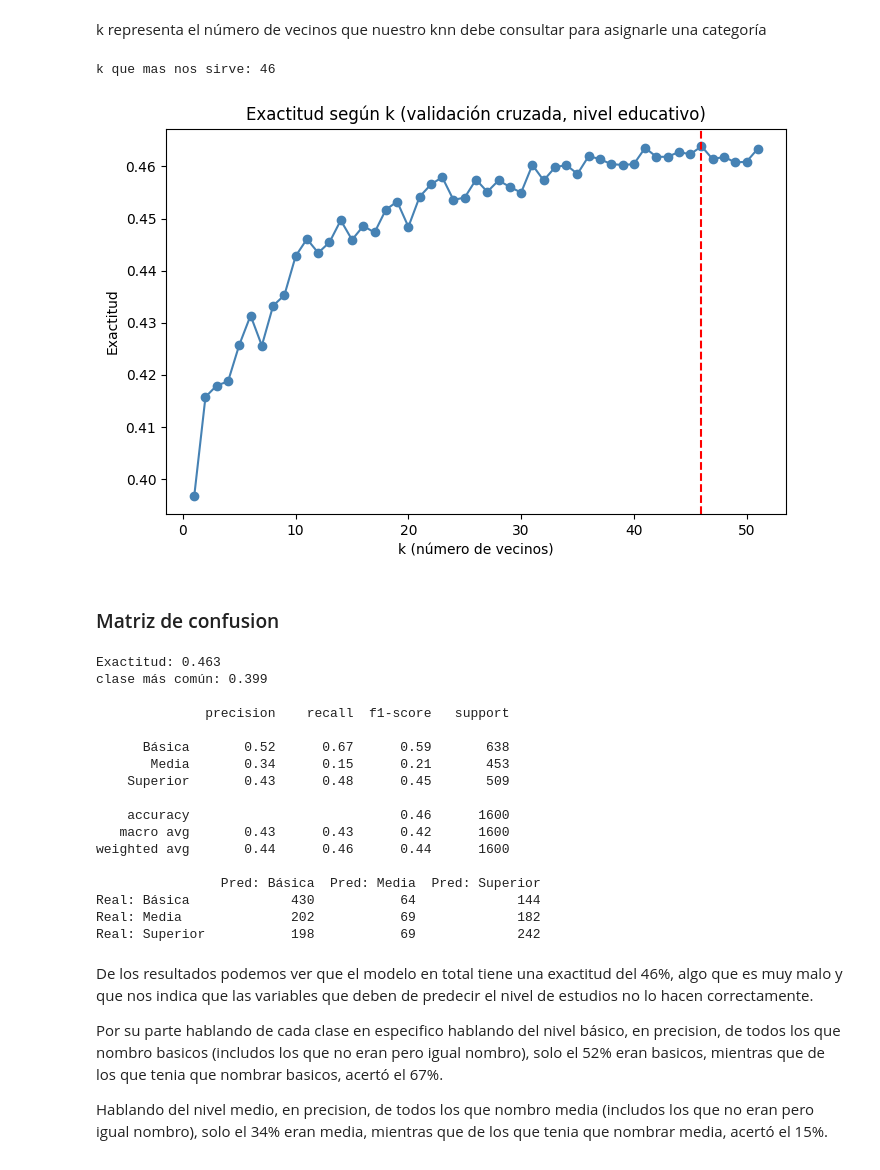
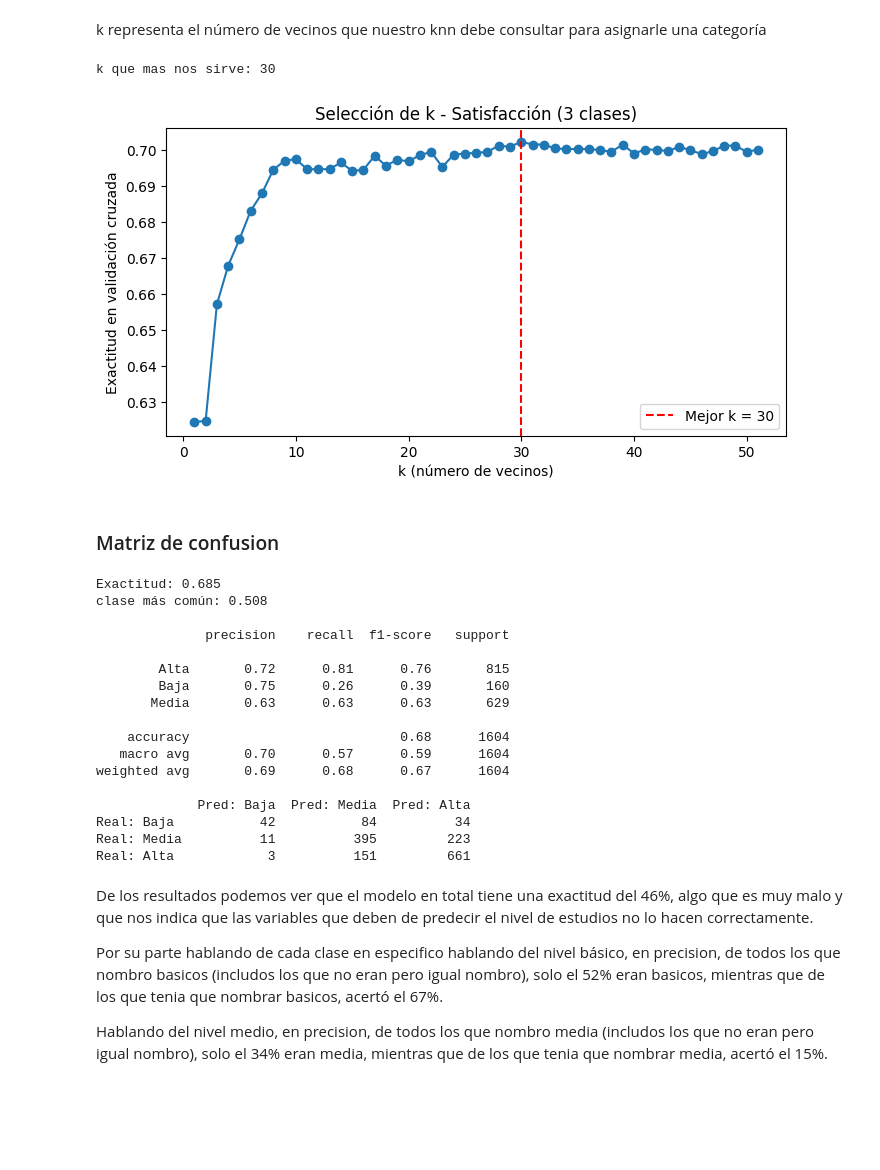
Before and after one commit to jcvzza/bienestar_y_felicidad_en_mexico_2021_2024, a Jupyter notebook: Claificacion de Datos (Practica 6)/clasificacion_datos.ipynb, the cells around one changed output. Cells and saved outputs as stored; diff of their text form; code cells hidden in the pictures; blank space fills up the shorter version.

Commit message:
# prueba para saber que k usar para nuestro modelo

```diff
--- a/Claificacion de Datos (Practica 6)/clasificacion_datos.ipynb
+++ b/Claificacion de Datos (Practica 6)/clasificacion_datos.ipynb
@@ -88,9 +88,9 @@ exactitudes_cv = []
 
 #for para ver el resultado de cada numero
 for k in valores_k:
-    #se  hace yb modelo knn que visitara los k valores que tenemos en la lista, el entrenamiento se divide en 5 partes
+    #se hace el modelo knn que visitara los k valores que tenemos en la lista, el entrenamiento se divide en 5 partes
     #una parte se usa para prueba y las otras 4 para entrenamiento y al final se le da un score.
-    puntajes = cross_val_score(KNeighborsClassifier(n_neighbors=k), X_train_edu_esc, y_train_edu, cv=5)
+    puntajes = cross_val_score(KNeighborsClassifier(n_neighbors=k), X_train_esc, y_train, cv=5)
     #se promedian los valores de las 5 partes y se obtiene un valor final
     exactitudes_cv.append(puntajes.mean())
 
@@ -98,58 +98,59 @@ for k in valores_k:
 mejor_k = list(valores_k)[int(np.argmax(exactitudes_cv))]
 print(f"k que mas nos sirve: {mejor_k}")
 # %% [output]
-k que mas nos sirve: 46
+k que mas nos sirve: 30
 # %%
-plt.figure(figsize=(8, 5))
-plt.plot(valores_k, exactitudes_cv, marker='o', color='steelblue')
-plt.axvline(mejor_k, color='red', linestyle='--')
-plt.title('Exactitud según k (validación cruzada, nivel educativo)')
+plt.figure(figsize=(8, 4))
+plt.plot(list(valores_k), exactitudes_cv, marker='o')
+plt.axvline(mejor_k, color='red', linestyle='--', label=f'Mejor k = {mejor_k}')
 plt.xlabel('k (número de vecinos)')
-plt.ylabel('Exactitud')
+plt.ylabel('Exactitud en validación cruzada')
+plt.title('Selección de k - Satisfacción (3 clases)')
+plt.legend()
 plt.show()
 # %% [output]
-[figure, old version]
+[figure, new version]
 # %% [markdown]
 ### Matriz de confusion
 # %%
 #creamos el modelo con la mejor k y lo entrenamos con los datos de entrenamiento
-knn_edu = KNeighborsClassifier(n_neighbors=mejor_k)
-knn_edu.fit(X_train_edu_esc, y_train_edu)
+knn_vida = KNeighborsClassifier(n_neighbors=mejor_k)
+knn_vida.fit(X_train_esc, y_train)
 
 #predecimos usando el conjunto de prueba
-y_pred_edu = knn_edu.predict(X_test_edu_esc)
+y_pred_edu = knn_vida.predict(X_test_esc)
 
 #se ve la exactitud que es la comparacion entre lo real y lo predicho
-print(f"Exactitud: {accuracy_score(y_test_edu, y_pred_edu):.3f}")
+print(f"Exactitud: {accuracy_score(y_test, y_pred_edu):.3f}")
 #la clase con mayor representacion en la prueba
-print(f"clase más común: {y_test_edu.value_counts(normalize=True).max():.3f}")
+print(f"clase más común: {y_test.value_counts(normalize=True).max():.3f}")
 print()
-print(classification_report(y_test_edu, y_pred_edu))
+print(classification_report(y_test, y_pred_edu))
 
-etiquetas = ['Básica', 'Media', 'Superior']
+etiquetas = ['Baja', 'Media', 'Alta']
 
 #creamos la matriz de confusion del modelo
-cm = confusion_matrix(y_test_edu, y_pred_edu, labels=etiquetas)
+cm = confusion_matrix(y_test, y_pred_edu, labels=etiquetas)
 
 print(pd.DataFrame(cm, index=['Real: ' + e for e in etiquetas], columns=['Pred: ' + e for e in etiquetas]))
 # %% [output]
-Exactitud: 0.463
-clase más común: 0.399
+Exactitud: 0.685
+clase más común: 0.508
 
               precision    recall  f1-score   support
 
-      Básica       0.52      0.67      0.59       638
-       Media       0.34      0.15      0.21       453
-    Superior       0.43      0.48      0.45       509
+        Alta       0.72      0.81      0.76       815
+        Baja       0.75      0.26      0.39       160
+       Media       0.63      0.63      0.63       629
 
-    accuracy                           0.46      1600
-   macro avg       0.43      0.43      0.42      1600
-weighted avg       0.44      0.46      0.44      1600
+    accuracy                           0.68      1604
+   macro avg       0.70      0.57      0.59      1604
+weighted avg       0.69      0.68      0.67      1604
 
-                Pred: Básica  Pred: Media  Pred: Superior
-Real: Básica             430           64             144
-Real: Media              202           69             182
-Real: Superior           198           69             242
+             Pred: Baja  Pred: Media  Pred: Alta
+Real: Baja           42           84          34
+Real: Media          11          395         223
+Real: Alta            3          151         661
 # %% [markdown]
 De los resultados podemos ver que el modelo en total tiene una exactitud del 46%, algo que es muy malo y que nos indica que las variables que deben de predecir el nivel de estudios no lo hacen correctamente.
 
```
